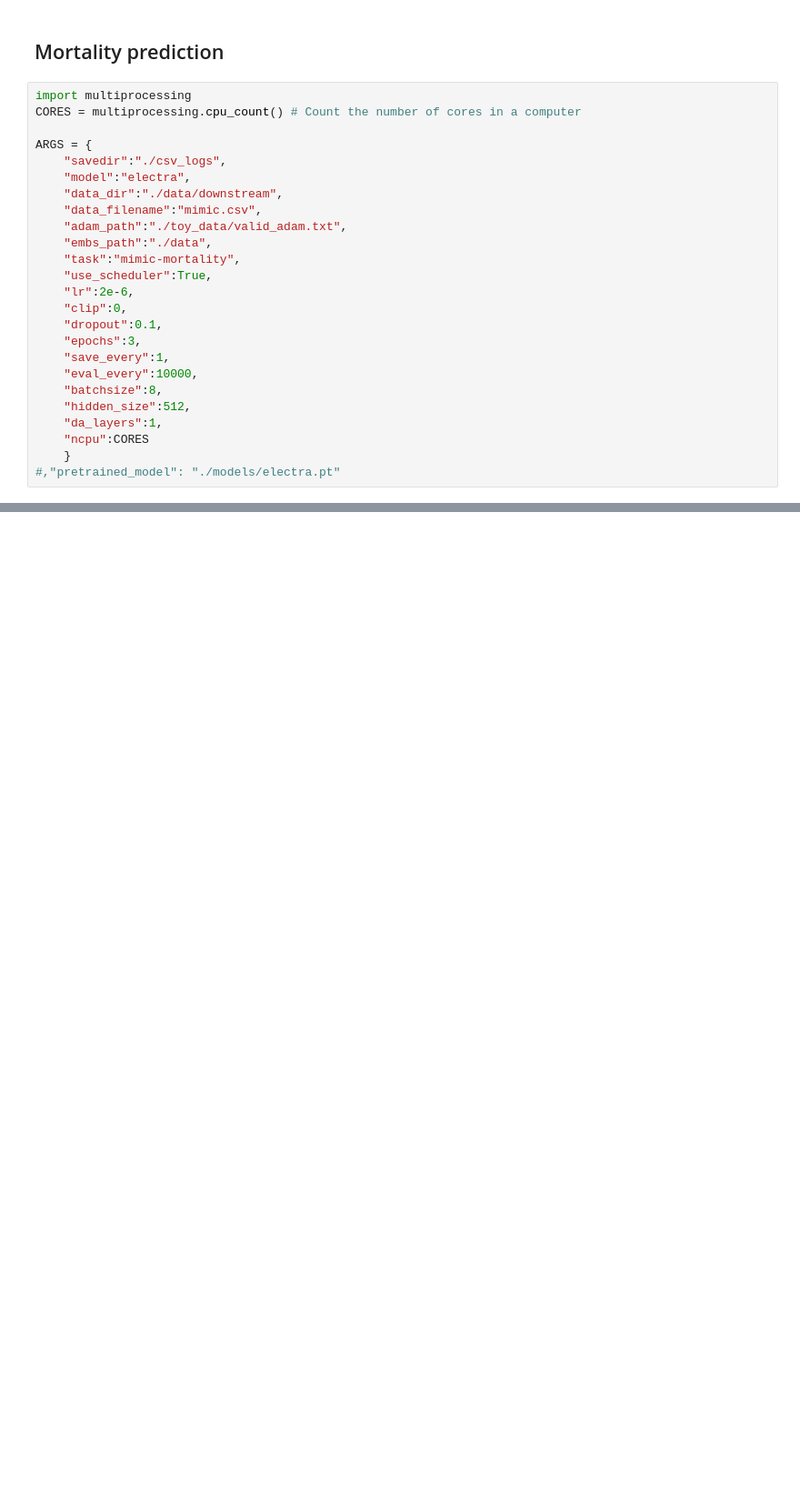
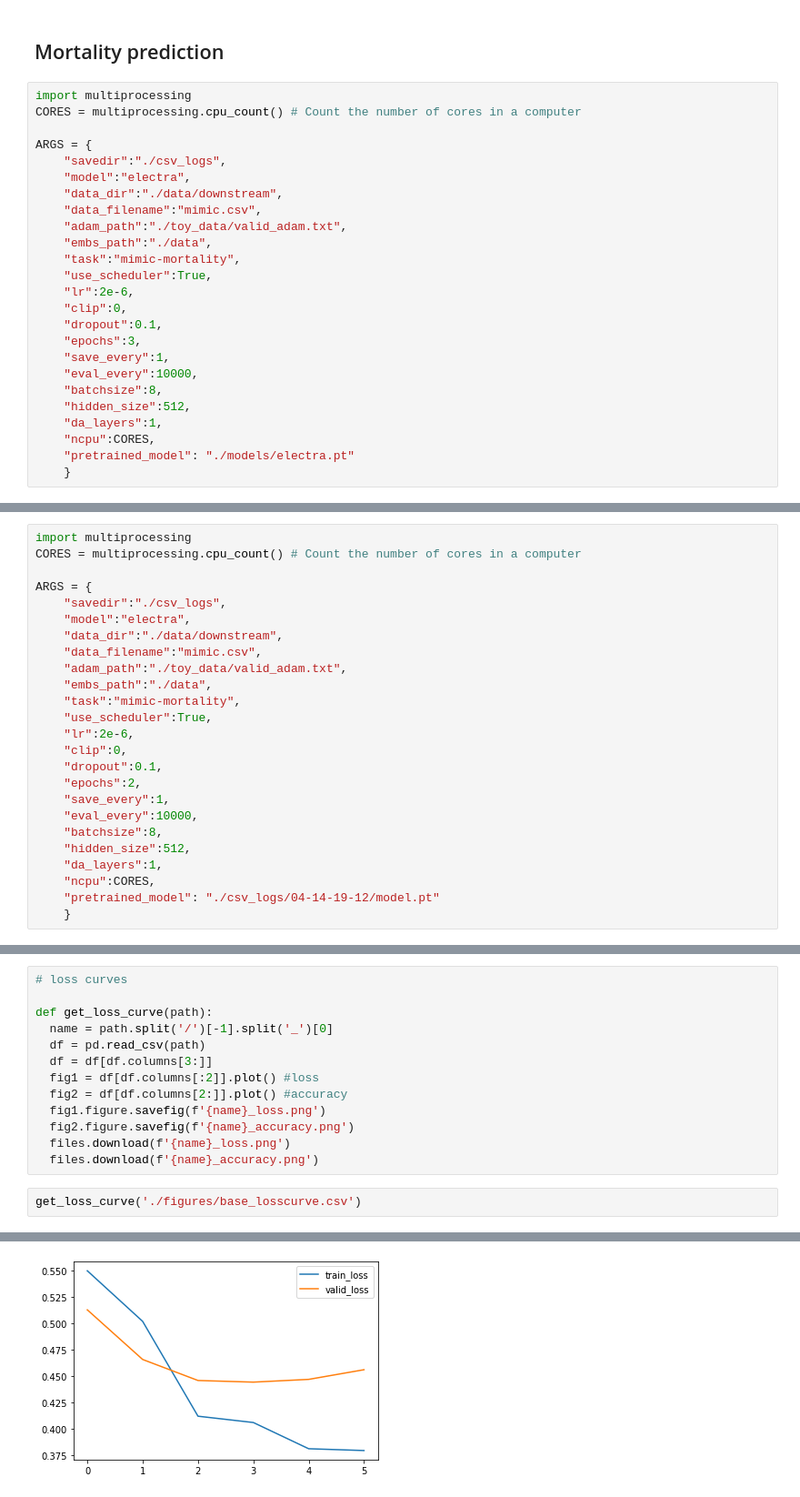
Before and after one commit to Nathan-bk/medal, a Jupyter notebook: run_nbk.ipynb, the cells around one changed output, grey strips where cells are left out. Shown at 91% size. Cells and saved outputs as stored; diff of their text form; blank space fills up the shorter version.

```diff
--- a/run_nbk.ipynb
+++ b/run_nbk.ipynb
@@ -163,9 +159,9 @@ ARGS = {
     "batchsize":8,
     "hidden_size":512,
     "da_layers":1,
-    "ncpu":CORES
+    "ncpu":CORES,
+    "pretrained_model": "./models/electra.pt"
     }
-#,"pretrained_model": "./models/electra.pt"
 # %%
 import os
 import time
@@ -343,0 +367,25 @@ Start training
+# %%
+import multiprocessing
+CORES = multiprocessing.cpu_count() # Count the number of cores in a computer
+
+ARGS = {
+    "savedir":"./csv_logs",
+    "model":"electra",
+    "data_dir":"./data/downstream",
+    "data_filename":"mimic.csv",
+    "adam_path":"./toy_data/valid_adam.txt",
+    "embs_path":"./data",
+    "task":"mimic-mortality",
+    "use_scheduler":True,
+    "lr":2e-6,
+    "clip":0,
+    "dropout":0.1,
+    "epochs":2,
+    "save_every":1,
+    "eval_every":10000,
+    "batchsize":8,
+    "hidden_size":512,
+    "da_layers":1,
+    "ncpu":CORES,
+    "pretrained_model": "./csv_logs/04-14-19-12/model.pt"
+    }
@@ -343,0 +678,16 @@ Start training
+# %%
+# loss curves
+
+def get_loss_curve(path):
+  name = path.split('/')[-1].split('_')[0]
+  df = pd.read_csv(path)
+  df = df[df.columns[3:]]
+  fig1 = df[df.columns[:2]].plot() #loss
+  fig2 = df[df.columns[2:]].plot() #accuracy
+  fig1.figure.savefig(f'{name}_loss.png')
+  fig2.figure.savefig(f'{name}_accuracy.png')
+  files.download(f'{name}_loss.png')
+  files.download(f'{name}_accuracy.png')
+# %%
+get_loss_curve('./figures/base_losscurve.csv')
+# %% [output]
@@ -343,0 +698 @@ Start training
+[figure, added]
```
Also changed, not shown: parts of 16 cells of this notebook, 8 other files.
